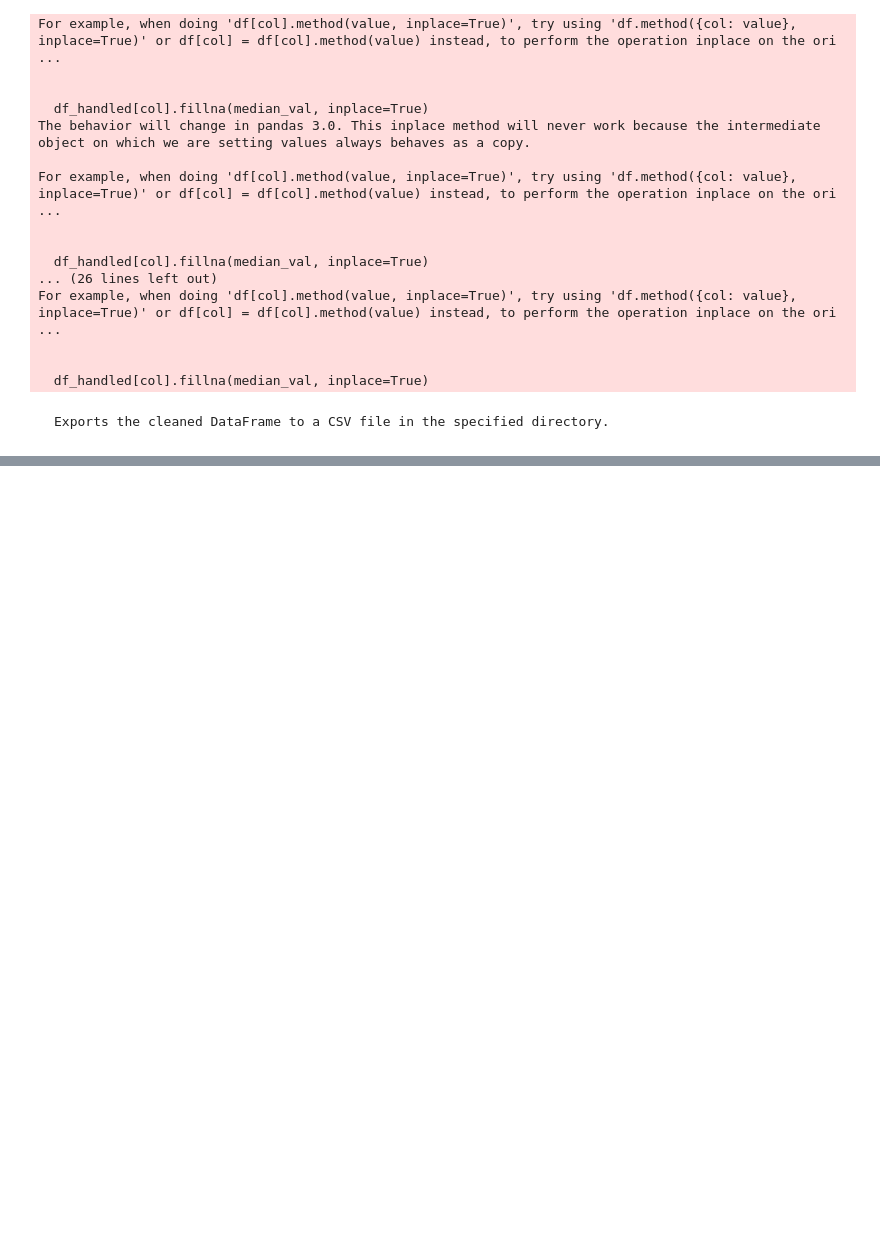
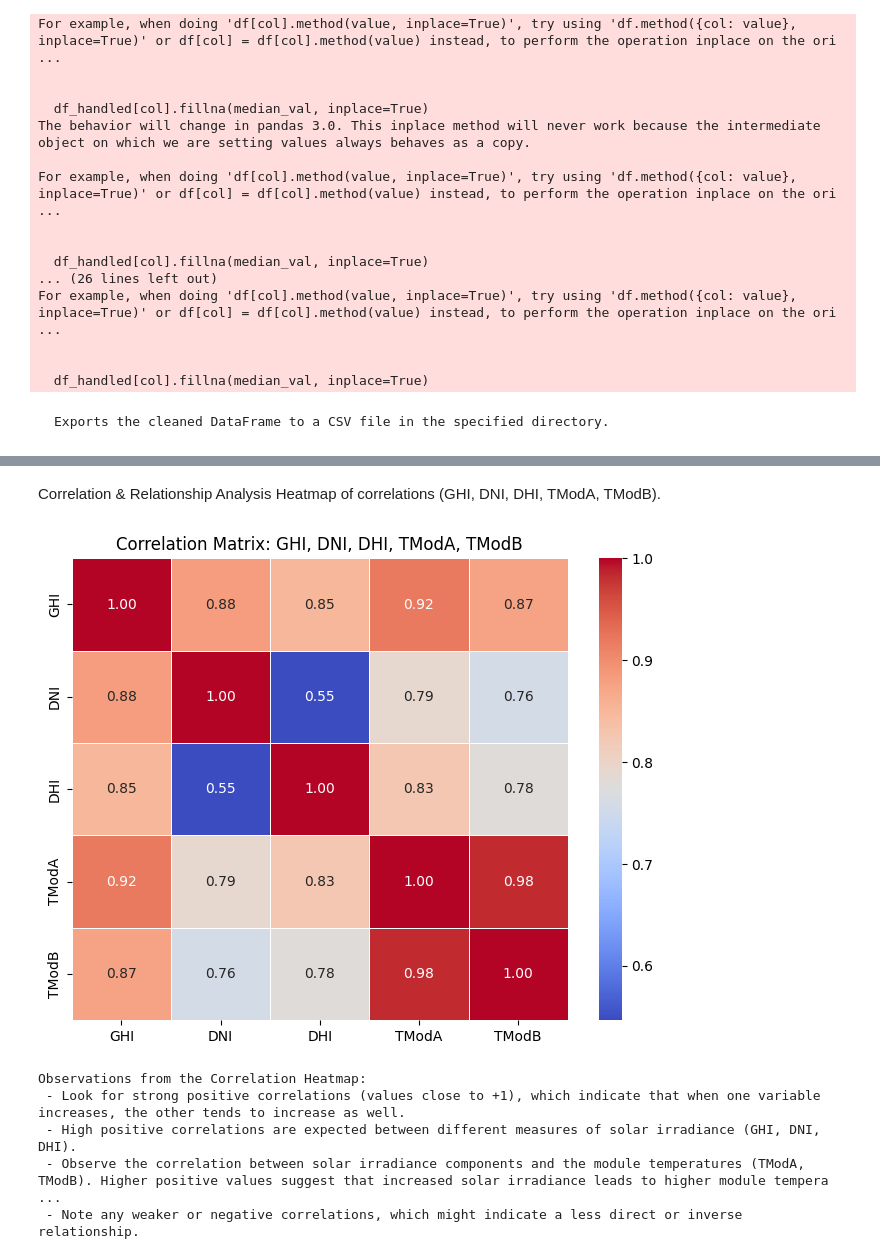
Before and after one commit to johannesgirmaw/solar-challenge-week0, a Jupyter notebook: notebooks/benin_eda.ipynb, the cells around one changed output, grey strips where cells are left out. Cells and saved outputs as stored; diff of their text form; code cells hidden in the pictures; blank space fills up the shorter version.

```diff
--- a/notebooks/benin_eda.ipynb
+++ b/notebooks/benin_eda.ipynb
@@ -101,13 +115,6 @@ for col in columns_to_inspect:
     if not outliers_iqr.empty:
         print(f"Example outlier values:\n{outliers_iqr[col].head()}")
 
-    # 4. Visualization (Box Plot for Outliers)
-    plt.figure(figsize=(6, 4))
-    sns.boxplot(x=df[col])
-    plt.title(f"Box Plot of {col}")
-    plt.xlabel(col)
-    plt.show()
-
     # 5. Potential Incorrect Entries (based on domain knowledge - adjust as needed)
     print("\n--- Potential Incorrect Entries ---")
     if col in ['GHI', 'DNI', 'DHI', 'ModA', 'ModB']:
@@ -326,0 +617,52 @@ Ensure the 'data/' directory is in your .gitignore file to avoid committing CSVs
+# %% [markdown]
+Correlation & Relationship Analysis
+Heatmap of correlations (GHI, DNI, DHI, TModA, TModB).
+# %%
+import pandas as pd
+import numpy as np
+import matplotlib.pyplot as plt
+import seaborn as sns
+
+
+def plot_irradiance_temperature_correlation_heatmap(df):
+    """
+    Generates a heatmap of the correlation matrix for GHI, DNI, DHI, TModA, and TModB.
+
+    Args:
+        df (pd.DataFrame): The input DataFrame.
+    """
+    columns_to_correlate = ['GHI', 'DNI', 'DHI', 'TModA', 'TModB']
+
+    # Check if all required columns are present in the DataFrame
+    if all(col in df.columns for col in columns_to_correlate):
+        correlation_matrix = df[columns_to_correlate].corr()
+
+        plt.figure(figsize=(8, 6))
+        sns.heatmap(correlation_matrix, annot=True,
+                    cmap='coolwarm', fmt=".2f", linewidths=.5)
+        plt.title('Correlation Matrix: GHI, DNI, DHI, TModA, TModB')
+        plt.show()
+
+        print("\nObservations from the Correlation Heatmap:")
+        print(" - Look for strong positive correlations (values close to +1), which indicate that when one variable increases, the other tends to increase as well.")
+        print(" - High positive correlations are expected between different measures of solar irradiance (GHI, DNI, DHI).")
+        print(" - Observe the correlation between solar irradiance components and the module temperatures (TModA, TModB). Higher positive values suggest that increased solar irradiance leads to higher module temperatures.")
+        print(" - Note any weaker or negative correlations, which might indicate a less direct or inverse relationship.")
+
+    else:
+        missing_columns = [
+            col for col in columns_to_correlate if col not in df.columns]
+        print(
+            f"Error: The following required columns are missing from the DataFrame: {missing_columns}")
+
+
+# Example Usage:
+# Assuming you have a DataFrame named 'df'
+plot_irradiance_temperature_correlation_heatmap(df.copy())
+# %% [output]
+[figure, added]
+Observations from the Correlation Heatmap:
+ - Look for strong positive correlations (values close to +1), which indicate that when one variable increases, the other tends to increase as well.
+ - High positive correlations are expected between different measures of solar irradiance (GHI, DNI, DHI).
+ - Observe the correlation between solar irradiance components and the module temperatures (TModA, TModB). Higher positive values suggest that increased solar irradiance leads to higher module tempera ...
+ - Note any weaker or negative correlations, which might indicate a less direct or inverse relationship.
```
Also changed, not shown: parts of 19 cells of this notebook.
